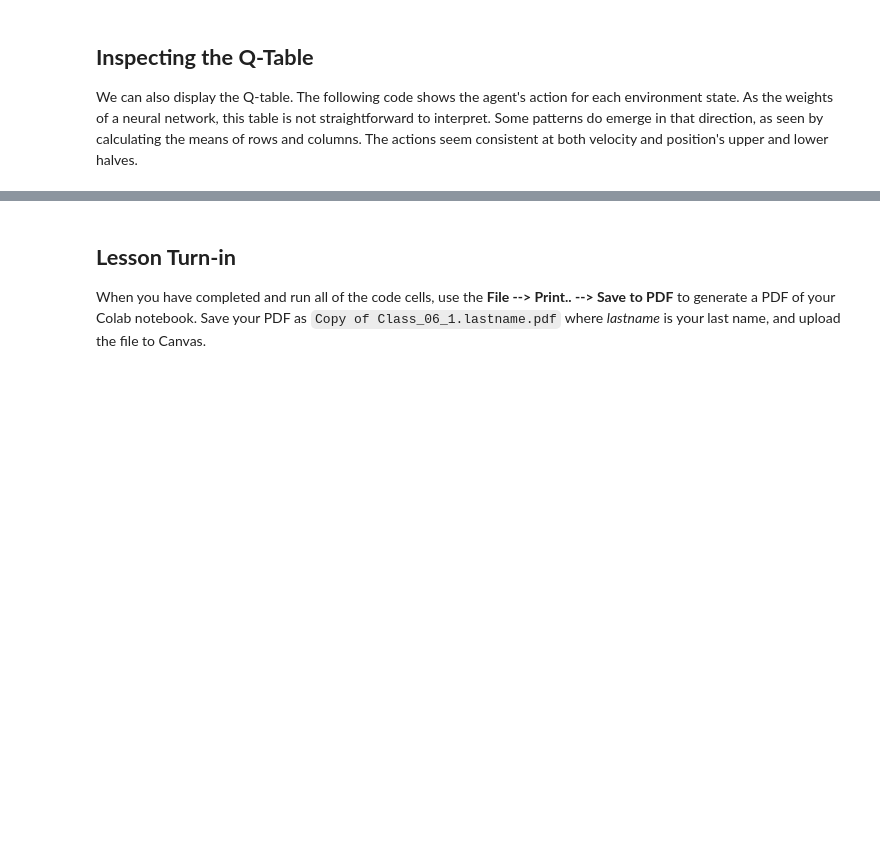
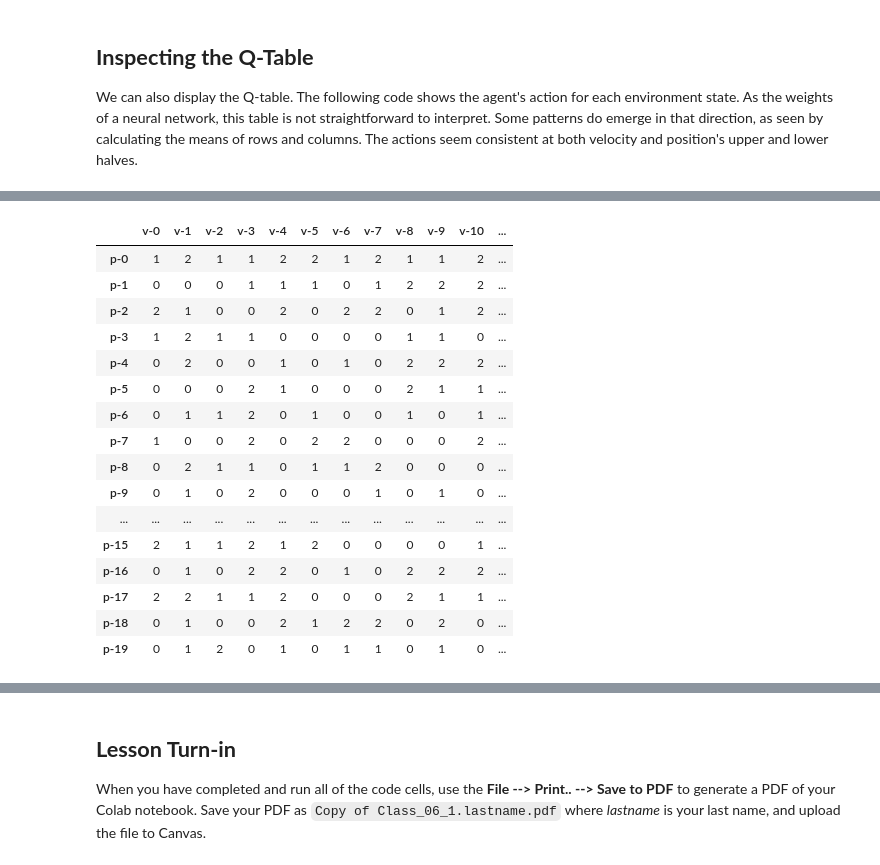
Before and after one commit to DavidSenseman/BIO1173_Fall2025, a Jupyter notebook: F25_Class_06_1.ipynb, the cells around one changed output, grey strips where cells are left out. Saved outputs shown, nothing was run; the diff lists cells and outputs as text; code cells hidden in the pictures; blank space fills up the shorter version.

```diff
--- a/F25_Class_06_1.ipynb
+++ b/F25_Class_06_1.ipynb
@@ -372,5 +417,5 @@ We will now use Q-Learning to produce a car that learns to drive itself. Look ou
 # %%
-# Original code
+# Game 2
 
 import gymnasium
 import numpy as np
@@ -387,7 +432,7 @@ def calc_discrete_state(state):
 # provide a flag to indicate if the game should be
 # rendered/animated.  Finally, we also provide
 # a flag to indicate if the q_table should be updated.
-def run_game(q_table, render, should_update):
+def run_game_2(q_table_2, render, should_update):
     done = False
     discrete_state = calc_discrete_state(env.reset()[0])
     success = False
@@ -397,7 +442,7 @@ def run_game(q_table, render, should_update):
         if np.random.random() > epsilon:
             # Exploit - use q-table to take current best action
             # (and probably refine)
-            action = np.argmax(q_table[discrete_state])
+            action = np.argmax(q_table_2[discrete_state])
         else:
             # Explore - t
             action = np.random.randint(0, env.action_space.n)
@@ -414,11 +459,11 @@ def run_game(q_table, render, should_update):
 
         # Update q-table
         if should_update:
-            max_future_q = np.max(q_table[new_state_disc])
+            max_future_q = np.max(q_table_2[new_state_disc])
             current_q = q_table[discrete_state + (action,)]
             new_q = (1 - LEARNING_RATE) * current_q + LEARNING_RATE * \
                 (reward + DISCOUNT * max_future_q)
-            q_table[discrete_state + (action,)] = new_q
+            q_table_2[discrete_state + (action,)] = new_q
 
         discrete_state = new_state_disc
 
@@ -429,5 +541,5 @@ def run_game(q_table, render, should_update):
 # %%
-# Orignal code
+# Game 1
 
 LEARNING_RATE = 0.1
 DISCOUNT = 0.95
@@ -438,15 +550,12 @@ DISCRETE_GRID_SIZE = [10, 10]
 START_EPSILON_DECAYING = 0.5
 END_EPSILON_DECAYING = EPISODES//10
 
-#You can specify the render_mode at initialization, e.g. gym.make("MountainCar-v0", render_mode="rgb_array")
-
-#env = gymnasium.make("MountainCar-v0")
 env = gymnasium.make("MountainCar-v0", render_mode="rgb_array")
 
 epsilon = 1
 epsilon_change = epsilon/(END_EPSILON_DECAYING - START_EPSILON_DECAYING)
 buckets = (env.observation_space.high - env.observation_space.low) \
     / DISCRETE_GRID_SIZE
-q_table = np.random.uniform(low=-3, high=0, size=(DISCRETE_GRID_SIZE
+q_table_1 = np.random.uniform(low=-3, high=0, size=(DISCRETE_GRID_SIZE
                                                   + [env.action_space.n]))
 success = False
@@ -640,3 +920,21 @@ ipythondisplay.display(HTML(data='''
 '''.format(encoded.decode('ascii'))))
 # %% [output]
 [interactive output not drawn]
+# %%
+# Game 2
+
+# Setup the wrapper to record the video
+env = gymnasium.make("MountainCar-v0", render_mode="rgb_array")
+video_callable=lambda episode_id: True
+env = RecordVideo(env, video_folder='./videos', episode_trigger=video_callable)
+
+run_game_2(q_table_2, True, False)
+
+# Display the video
+video = io.open(glob.glob('videos/*.mp4')[0], 'r+b').read()
+encoded = base64.b64encode(video)
+ipythondisplay.display(HTML(data='''
+    <video width="640" height="480" controls>
+        <source src="data:video/mp4;base64,{0}" type="video/mp4" />
+    </video>
+'''.format(encoded.decode('ascii'))))
@@ -673 +973,27 @@ df
+# %%
+import pandas as pd
+
+df_2 = pd.DataFrame(q_table_2.argmax(axis=2))
+
+df_2.columns = [f'v-{x}' for x in range(DISCRETE_GRID_SIZE[0])]
+df_2.index = [f'p-{x}' for x in range(DISCRETE_GRID_SIZE[1])]
+df_2
+# %% [output]
+|  | v-0 | v-1 | v-2 | v-3 | v-4 | v-5 | v-6 | v-7 | v-8 | v-9 | v-10 | ... |
+| p-0 | 1 | 2 | 1 | 1 | 2 | 2 | 1 | 2 | 1 | 1 | 2 | ... |
+| p-1 | 0 | 0 | 0 | 1 | 1 | 1 | 0 | 1 | 2 | 2 | 2 | ... |
+| p-2 | 2 | 1 | 0 | 0 | 2 | 0 | 2 | 2 | 0 | 1 | 2 | ... |
+| p-3 | 1 | 2 | 1 | 1 | 0 | 0 | 0 | 0 | 1 | 1 | 0 | ... |
+| p-4 | 0 | 2 | 0 | 0 | 1 | 0 | 1 | 0 | 2 | 2 | 2 | ... |
+| p-5 | 0 | 0 | 0 | 2 | 1 | 0 | 0 | 0 | 2 | 1 | 1 | ... |
+| p-6 | 0 | 1 | 1 | 2 | 0 | 1 | 0 | 0 | 1 | 0 | 1 | ... |
+| p-7 | 1 | 0 | 0 | 2 | 0 | 2 | 2 | 0 | 0 | 0 | 2 | ... |
+| p-8 | 0 | 2 | 1 | 1 | 0 | 1 | 1 | 2 | 0 | 0 | 0 | ... |
+| p-9 | 0 | 1 | 0 | 2 | 0 | 0 | 0 | 1 | 0 | 1 | 0 | ... |
+| ... | ... | ... | ... | ... | ... | ... | ... | ... | ... | ... | ... | ... |
+| p-15 | 2 | 1 | 1 | 2 | 1 | 2 | 0 | 0 | 0 | 0 | 1 | ... |
+| p-16 | 0 | 1 | 0 | 2 | 2 | 0 | 1 | 0 | 2 | 2 | 2 | ... |
+| p-17 | 2 | 2 | 1 | 1 | 2 | 0 | 0 | 0 | 2 | 1 | 1 | ... |
+| p-18 | 0 | 1 | 0 | 0 | 2 | 1 | 2 | 2 | 0 | 2 | 0 | ... |
+| p-19 | 0 | 1 | 2 | 0 | 1 | 0 | 1 | 1 | 0 | 1 | 0 | ... |
 # %%
```
Also changed, not shown: parts of 18 cells of this notebook.
